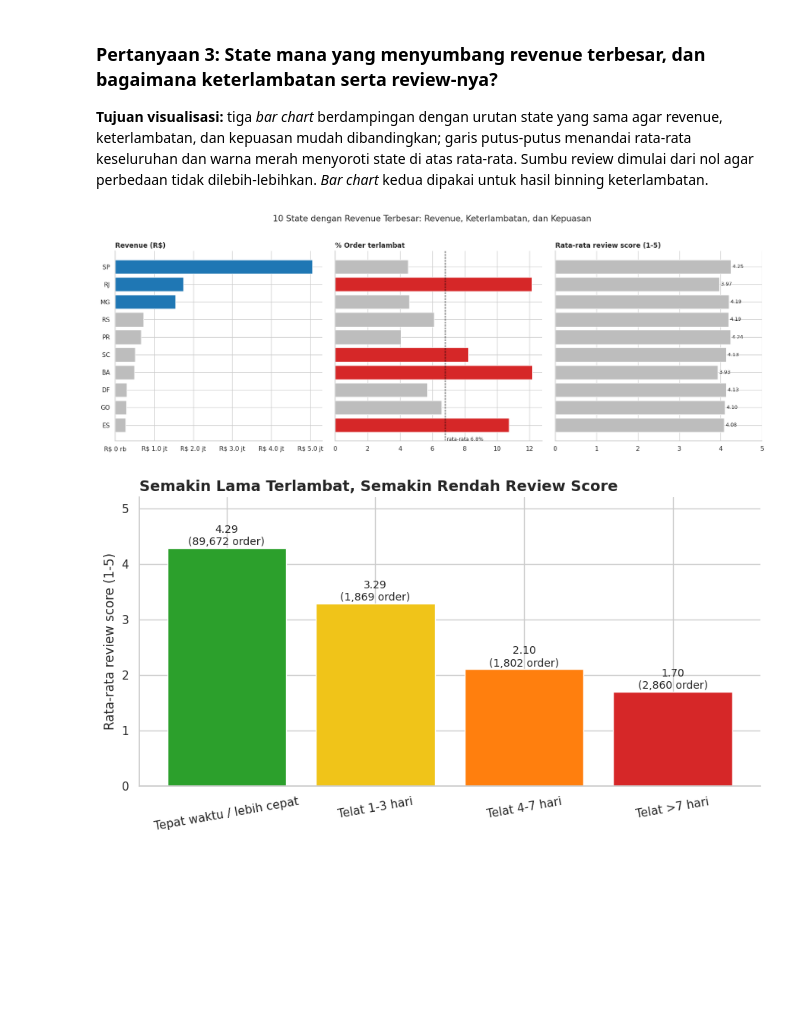
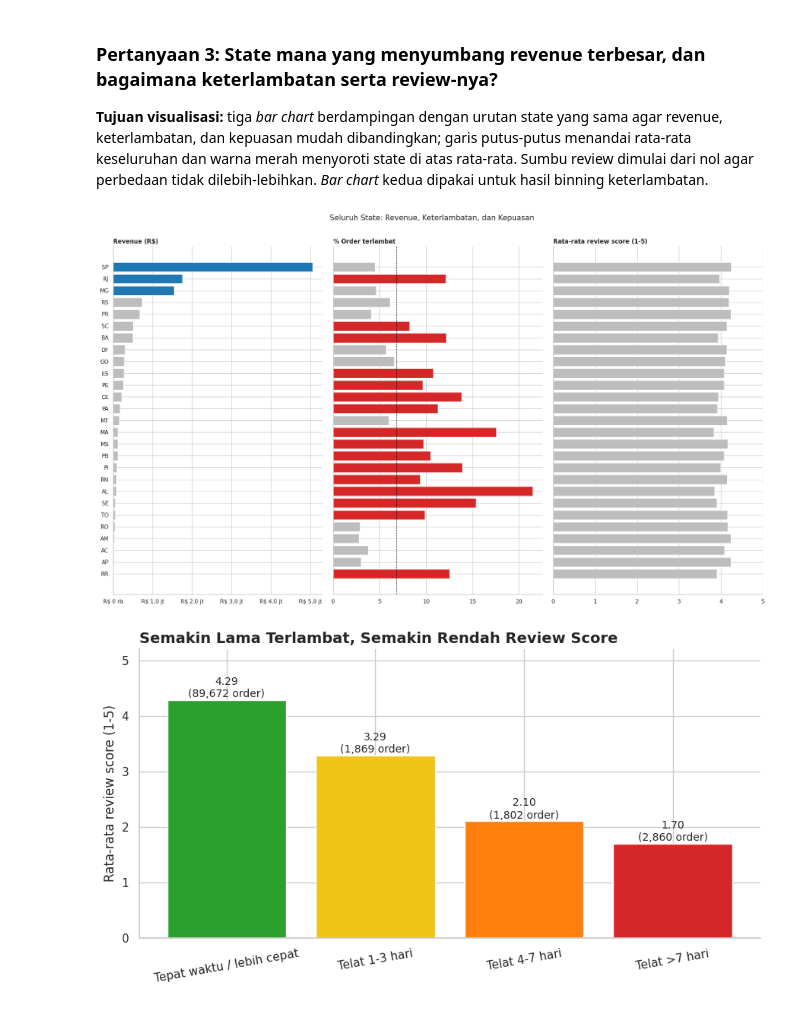
Before and after one commit to FRXIKEN/ecommerce-dashboard, a Jupyter notebook: notebook.ipynb, the cells around one changed output. Saved outputs shown, nothing was run; the diff lists cells and outputs as text; code cells hidden in the pictures; blank space fills up the shorter version.

```diff
--- a/notebook.ipynb
+++ b/notebook.ipynb
@@ -719,28 +775,28 @@ sns.despine(right=False); plt.tight_layout(); plt.show()
 ### Pertanyaan 3: State mana yang menyumbang revenue terbesar, dan bagaimana keterlambatan serta review-nya?
 **Tujuan visualisasi:** tiga *bar chart* berdampingan dengan urutan state yang sama agar revenue, keterlambatan, dan kepuasan mudah dibandingkan; garis putus-putus menandai rata-rata keseluruhan dan warna merah menyoroti state di atas rata-rata. Sumbu review dimulai dari nol agar perbedaan tidak dilebih-lebihkan. *Bar chart* kedua dipakai untuk hasil binning keterlambatan.
 # %%
-top_states = state_perf.head(10).sort_values("revenue")
-fig, axes = plt.subplots(1, 3, figsize=(17, 6), sharey=True)
+all_states = state_perf.sort_values("revenue")
+fig, axes = plt.subplots(1, 3, figsize=(19, 11), sharey=True)
 
-axes[0].barh(top_states.index, top_states["revenue"], color=[HIGHLIGHT if s in ("SP", "RJ", "MG") else MUTED for s in top_states.index])
-axes[0].set_title("Revenue (R$)", loc="left", fontweight="bold"); axes[0].xaxis.set_major_formatter(FuncFormatter(currency_fmt))
+axes[0].barh(all_states.index, all_states["revenue"],
+             color=[HIGHLIGHT if s in ("SP", "RJ", "MG") else MUTED for s in all_states.index])
+axes[0].set_title("Revenue (R$)", loc="left", fontweight="bold")
+axes[0].xaxis.set_major_formatter(FuncFormatter(currency_fmt))
 
 avg_late = order_level["is_late"].mean() * 100
-axes[1].barh(top_states.index, top_states["late_pct"], color=[ALERT if v > avg_late else MUTED for v in top_states["late_pct"]])
+axes[1].barh(all_states.index, all_states["late_pct"],
+             color=[ALERT if v > avg_late else MUTED for v in all_states["late_pct"]])
 axes[1].axvline(avg_late, color="black", linestyle="--", linewidth=1)
-axes[1].text(avg_late, -0.9, f" rata-rata {avg_late:.1f}%", fontsize=9)
 axes[1].set_title("% Order terlambat", loc="left", fontweight="bold")
 
-axes[2].barh(top_states.index, top_states["avg_review"], color=MUTED)
+axes[2].barh(all_states.index, all_states["avg_review"], color=MUTED)
 axes[2].set_xlim(0, 5)
-for y, v in enumerate(top_states["avg_review"]):
-    axes[2].text(v, y, f" {v:.2f}", va="center", fontsize=9)
 axes[2].set_title("Rata-rata review score (1-5)", loc="left", fontweight="bold")
 
-fig.suptitle("10 State dengan Revenue Terbesar: Revenue, Keterlambatan, dan Kepuasan", fontsize=15, y=1.02)
+fig.suptitle("Seluruh State: Revenue, Keterlambatan, dan Kepuasan", fontsize=15, y=1.01)
 sns.despine(); plt.tight_layout(); plt.show()
 # %% [output]
-[figure, old version]
+[figure, new version]
 # %%
 fig, ax = plt.subplots(figsize=(9, 5))
 colors = ["#2ca02c", "#f0c419", "#ff7f0e", ALERT]
```
Also changed, not shown: parts of 13 cells of this notebook.
